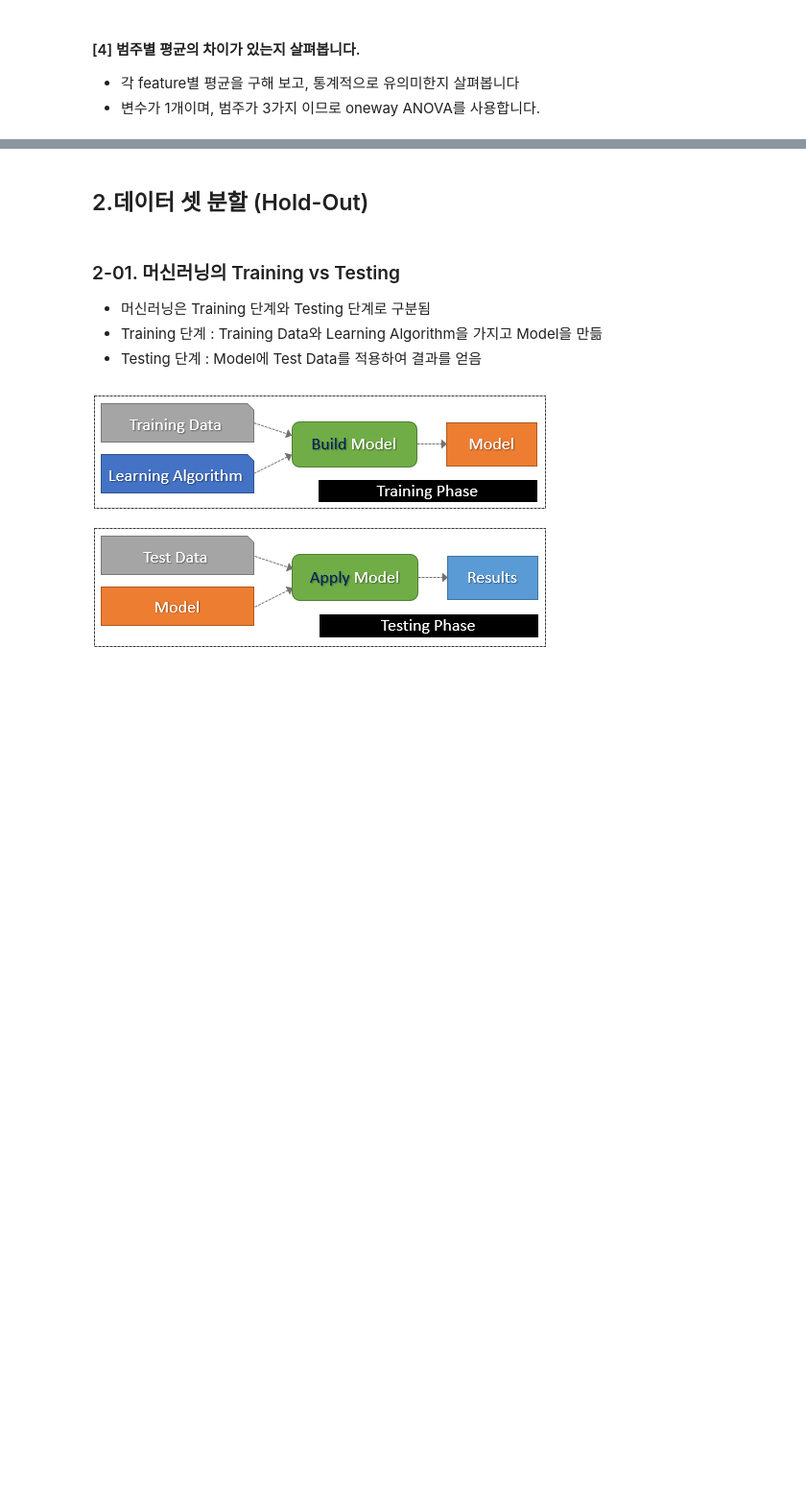
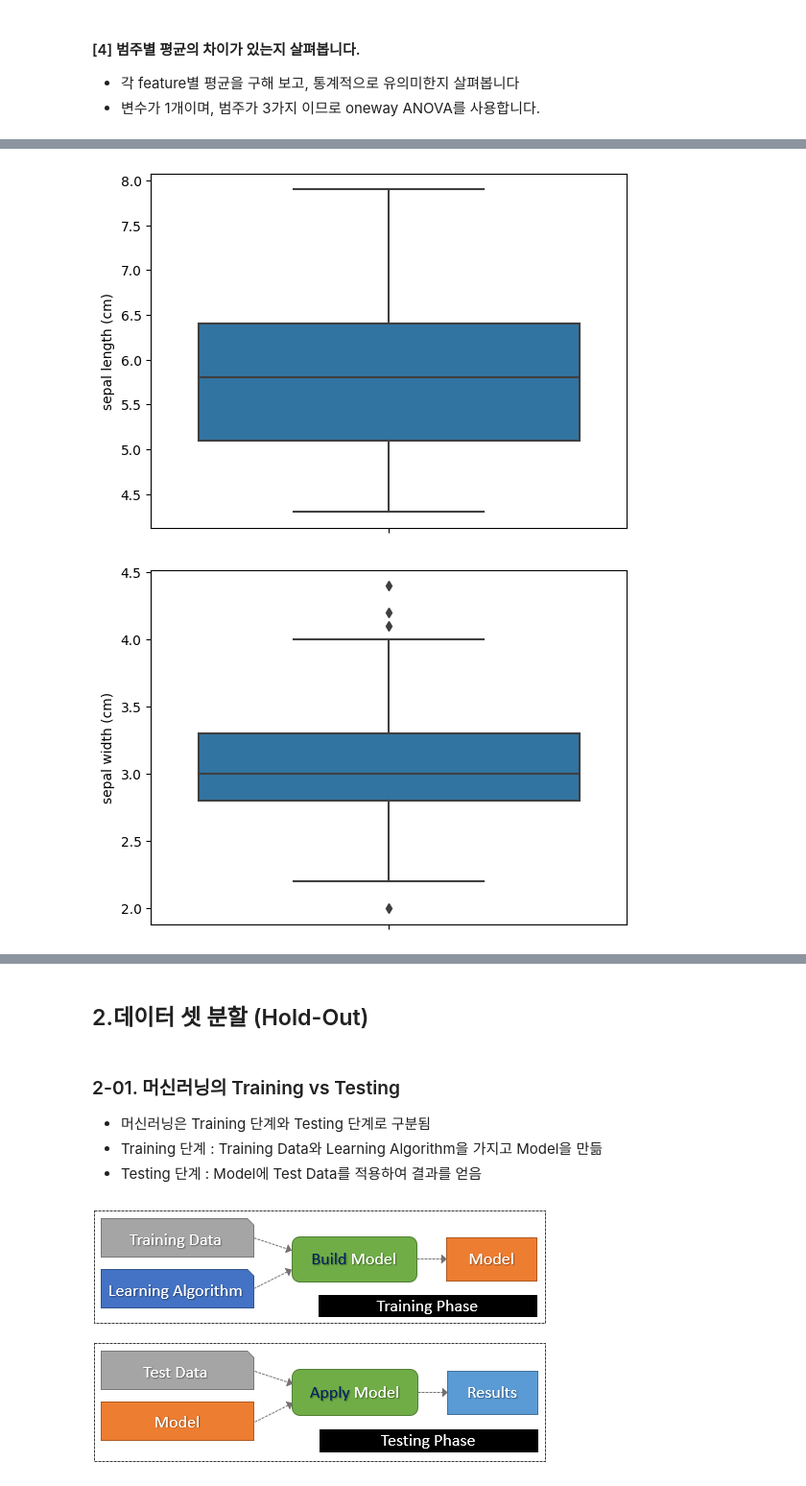
Before and after one commit to blacbakery/py_worksapce, a Jupyter notebook: 강의 노트/05_MachineLearning/p_Camp_ML_01_sklearn_knn_LAB.ipynb, the cells around one changed output, grey strips where cells are left out. Shown at 96% size. Cells and saved outputs as stored; diff of their text form; code cells hidden in the pictures; blank space fills up the shorter version.

```diff
--- a/강의 노트/05_MachineLearning/p_Camp_ML_01_sklearn_knn_LAB.ipynb
+++ b/강의 노트/05_MachineLearning/p_Camp_ML_01_sklearn_knn_LAB.ipynb
@@ -79,0 +130,7 @@ sepal width (cm)별 평균의 차이 : 있음
+# %%
+for f in iris.columns[:-1]:
+    sns.boxplot(y=f, hue='target', data=iris)
+    plt.show()
+# %% [output]
+[figure, added]
+[figure, added]
```
Also changed, not shown: parts of 28 cells of this notebook, 8 other files.
